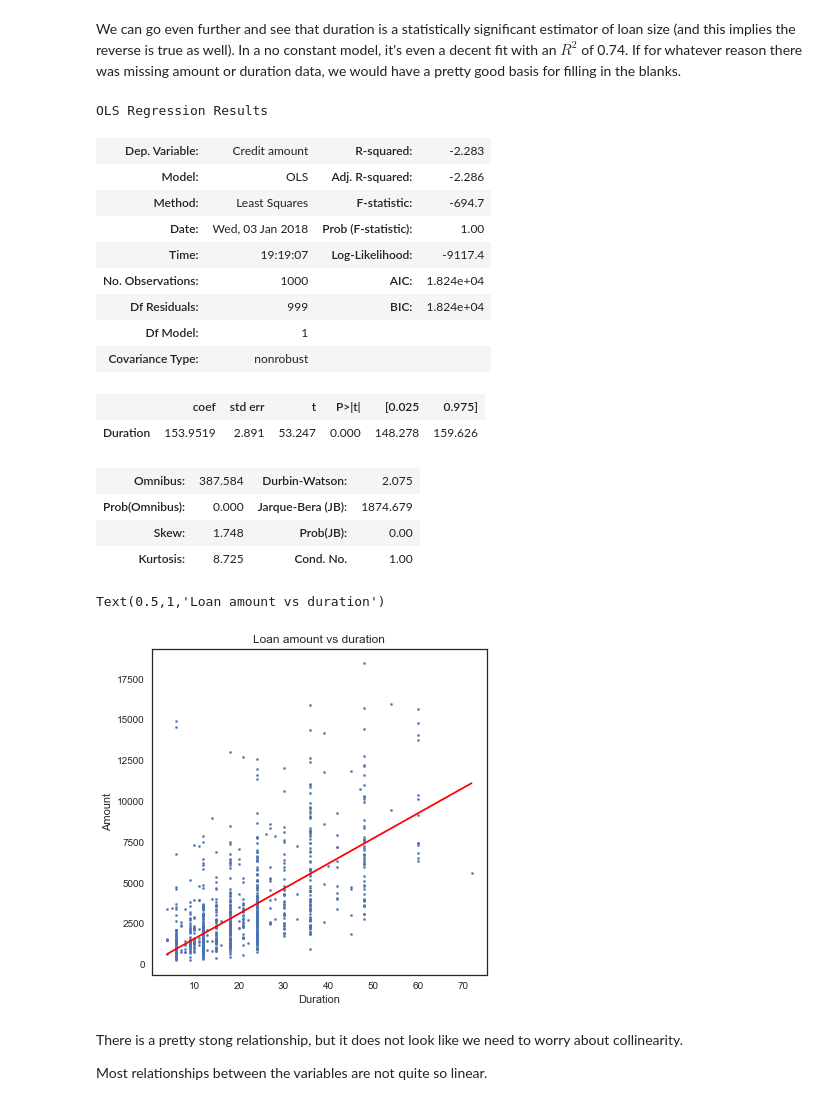
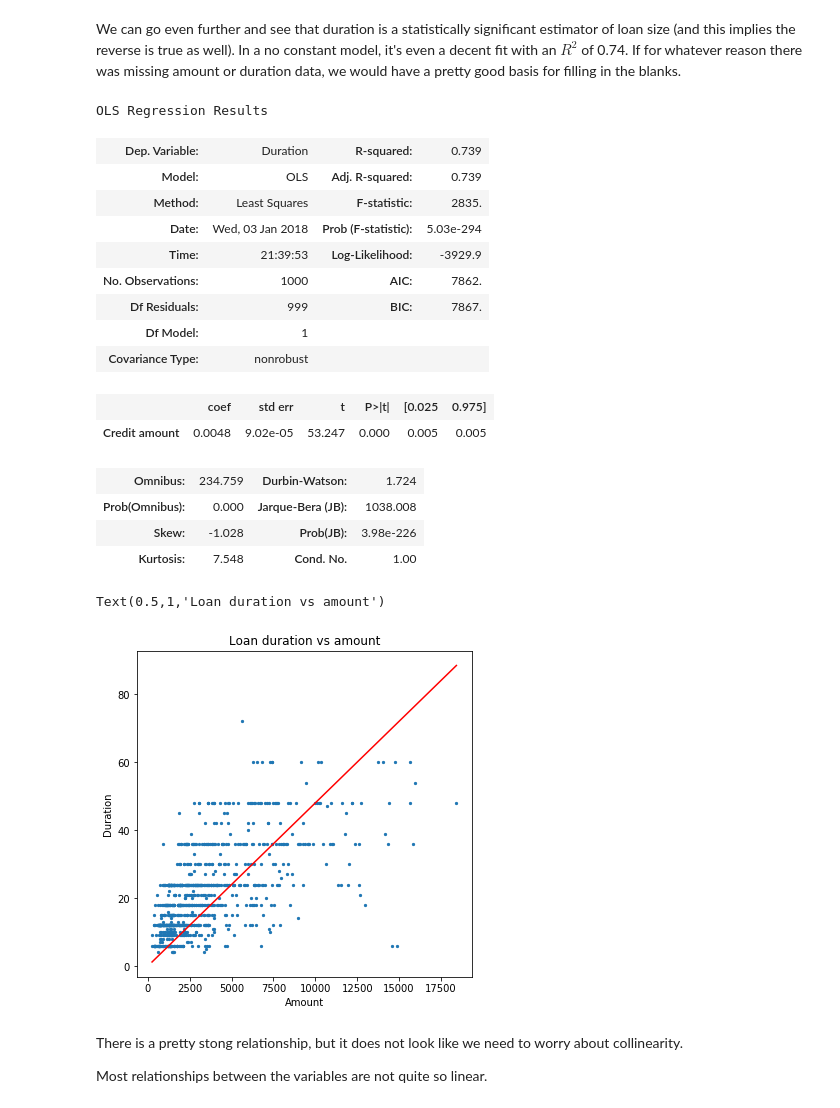
Before and after one commit to keithqu/dsp, a Jupyter notebook: credit risk/German Credit Risk.ipynb, the cells around one changed output. Saved outputs shown, nothing was run; the diff lists cells and outputs as text; code cells hidden in the pictures.

Commit message:
German Credit Risk

```diff
--- a/credit risk/German Credit Risk.ipynb
+++ b/credit risk/German Credit Risk.ipynb
@@ -216,39 +216,39 @@ dfd[['Credit amount','Duration']].corr()
 # %% [markdown]
 We can go even further and see that duration is a statistically significant estimator of loan size (and this implies the reverse is true as well). In a no constant model, it's even a decent fit with an $R^2$ of 0.74. If for whatever reason there was missing  amount or duration data, we would have a pretty good basis for filling in the blanks.
 # %%
-X = dfd['Duration']
-y = dfd['Credit amount']
+y = dfd['Duration']
+X = dfd['Credit amount']
 
 lm=sm.OLS(y,X)
 lm.fit().summary()
 # %% [output]
 OLS Regression Results
-| Dep. Variable: | Credit amount | R-squared: | -2.283 |
-| Model: | OLS | Adj. R-squared: | -2.286 |
-| Method: | Least Squares | F-statistic: | -694.7 |
-| Date: | Wed, 03 Jan 2018 | Prob (F-statistic): | 1.00 |
-| Time: | 19:19:07 | Log-Likelihood: | -9117.4 |
-| No. Observations: | 1000 | AIC: | 1.824e+04 |
-| Df Residuals: | 999 | BIC: | 1.824e+04 |
+| Dep. Variable: | Duration | R-squared: | 0.739 |
+| Model: | OLS | Adj. R-squared: | 0.739 |
+| Method: | Least Squares | F-statistic: | 2835. |
+| Date: | Wed, 03 Jan 2018 | Prob (F-statistic): | 5.03e-294 |
+| Time: | 21:39:53 | Log-Likelihood: | -3929.9 |
+| No. Observations: | 1000 | AIC: | 7862. |
+| Df Residuals: | 999 | BIC: | 7867. |
 | Df Model: | 1 |  |  |
 | Covariance Type: | nonrobust |  |  |
 |  | coef | std err | t | P>|t| | [0.025 | 0.975] |
-| Duration | 153.9519 | 2.891 | 53.247 | 0.000 | 148.278 | 159.626 |
+| Credit amount | 0.0048 | 9.02e-05 | 53.247 | 0.000 | 0.005 | 0.005 |
-| Omnibus: | 387.584 | Durbin-Watson: | 2.075 |
-| Prob(Omnibus): | 0.000 | Jarque-Bera (JB): | 1874.679 |
-| Skew: | 1.748 | Prob(JB): | 0.00 |
-| Kurtosis: | 8.725 | Cond. No. | 1.00 |
+| Omnibus: | 234.759 | Durbin-Watson: | 1.724 |
+| Prob(Omnibus): | 0.000 | Jarque-Bera (JB): | 1038.008 |
+| Skew: | -1.028 | Prob(JB): | 3.98e-226 |
+| Kurtosis: | 7.548 | Cond. No. | 1.00 |
 # %%
 plt.figure(figsize=(6,6))
 plt.scatter(X,y,s=5)
 # A no intercept model is just y = aX, where a is the sole coefficient
 plt.plot(np.unique(X),np.unique(X)*lm.fit().params[0],'r')
-plt.xlabel('Duration')
-plt.ylabel('Amount')
-plt.title('Loan amount vs duration')
+plt.xlabel('Amount')
+plt.ylabel('Duration')
+plt.title('Loan duration vs amount')
 # %% [output]
-Text(0.5,1,'Loan amount vs duration')
+Text(0.5,1,'Loan duration vs amount')
-[figure, old version]
+[figure, new version]
 # %% [markdown]
 There is a pretty stong relationship, but it does not look like we need to worry about collinearity.
 
```
Also changed, not shown: parts of 26 cells of this notebook.
